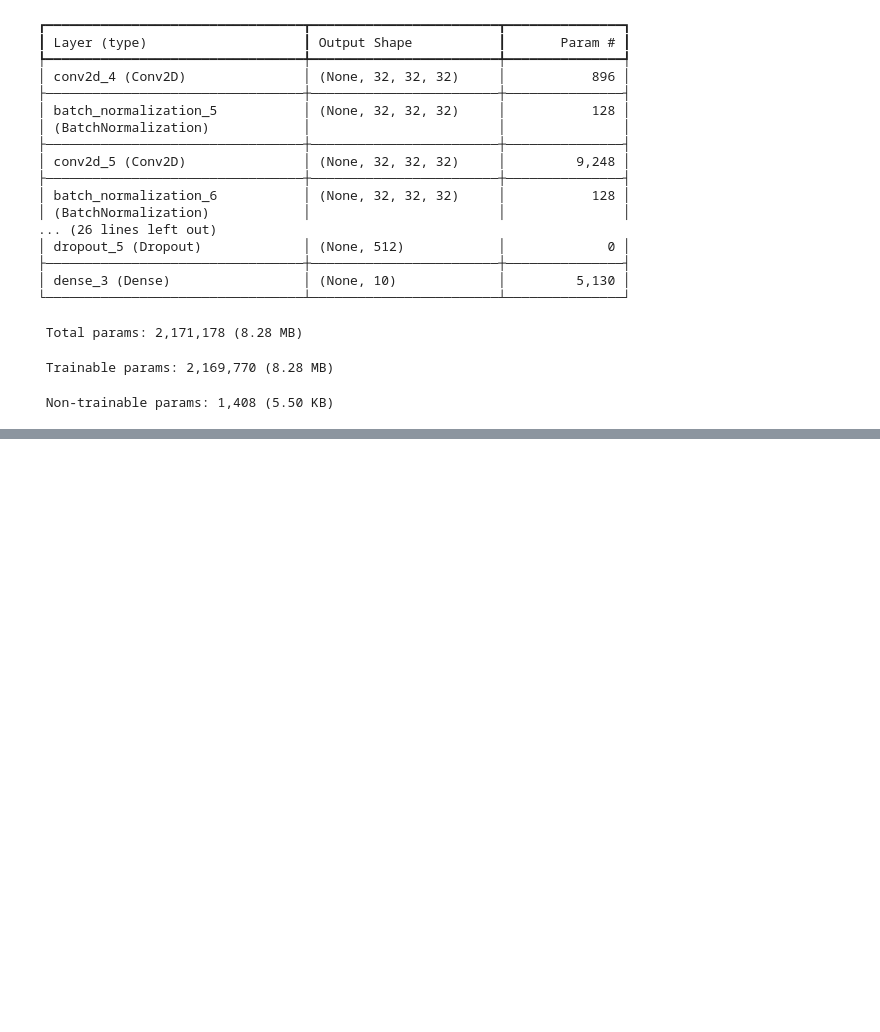
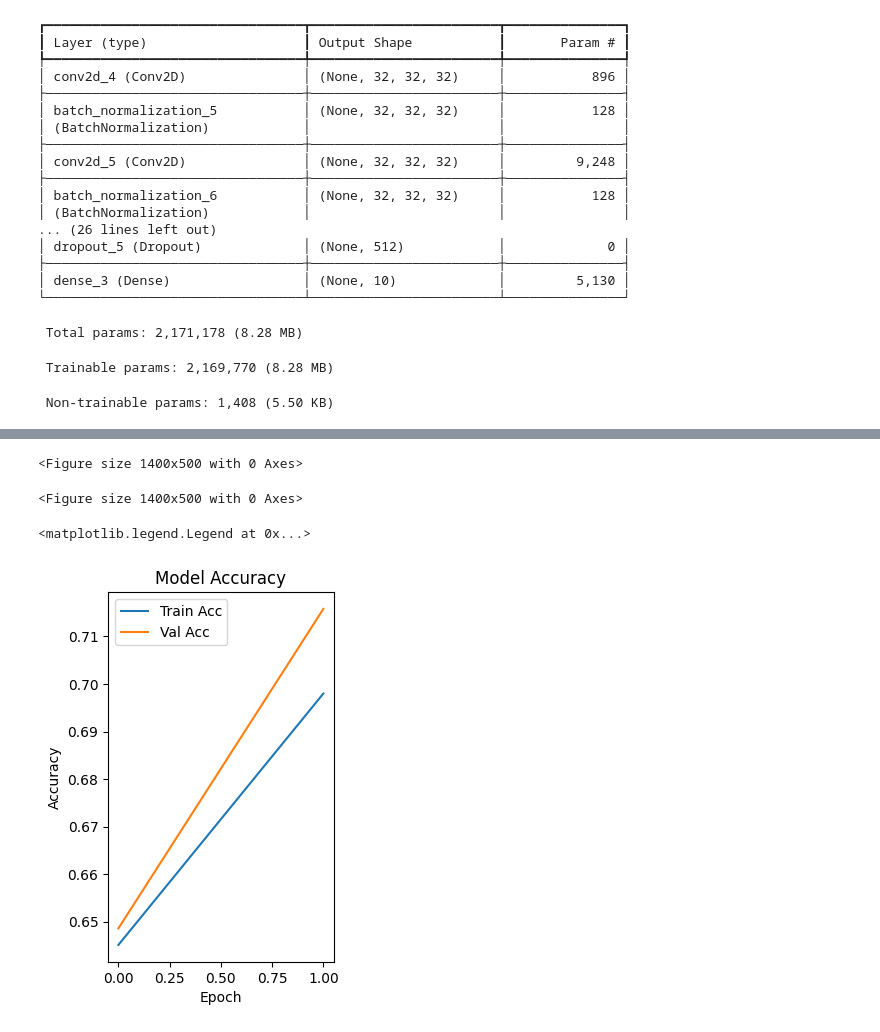
Before and after one commit to AbhishekShah272002/Gen_AI_Computer_Vision_Work, a Jupyter notebook: CNN_with_Dropout_and_Batch_Normalization_.ipynb, the cells around one changed output, grey strips where cells are left out. Cells and saved outputs as stored; diff of their text form; code cells hidden in the pictures; blank space fills up the shorter version.

```diff
--- a/CNN_with_Dropout_and_Batch_Normalization_.ipynb
+++ b/CNN_with_Dropout_and_Batch_Normalization_.ipynb
@@ -66,7 +66,7 @@ Model: "sequential_1"
 # %%
 history = model.fit(x_train, y_train,
                     validation_data=(x_test, y_test),
-                    epochs=15,
-                    batch_size=64,
+                    epochs=2,
+                    batch_size=16,
                     verbose=1)
 # %% [output]
@@ -74,0 +77,16 @@ Epoch 1/15
+# %%
+plt.figure(figsize=(14, 5))
+# %% [output]
+<Figure size 1400x500 with 0 Axes>
+<Figure size 1400x500 with 0 Axes>
+# %%
+plt.subplot(1, 2, 1)
+plt.plot(history.history['accuracy'], label='Train Acc')
+plt.plot(history.history['val_accuracy'], label='Val Acc')
+plt.title('Model Accuracy')
+plt.xlabel('Epoch')
+plt.ylabel('Accuracy')
+plt.legend()
+# %% [output]
+<matplotlib.legend.Legend at 0x...>
+[figure, added]
```
Also changed, not shown: parts of 1 cell of this notebook.
